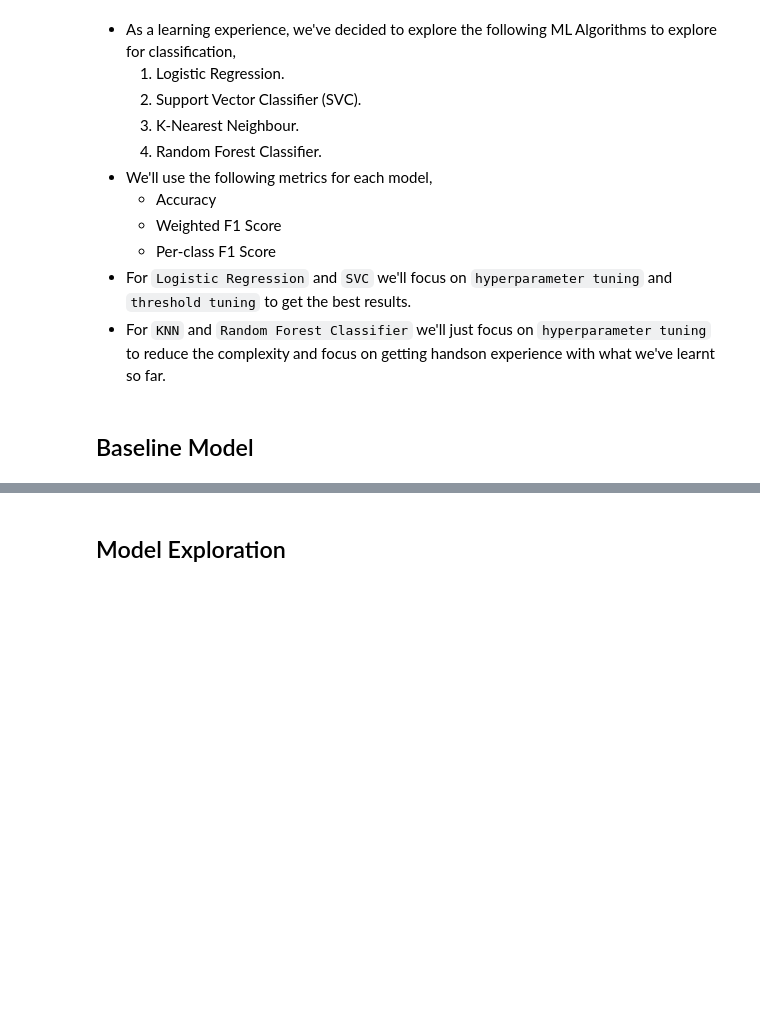
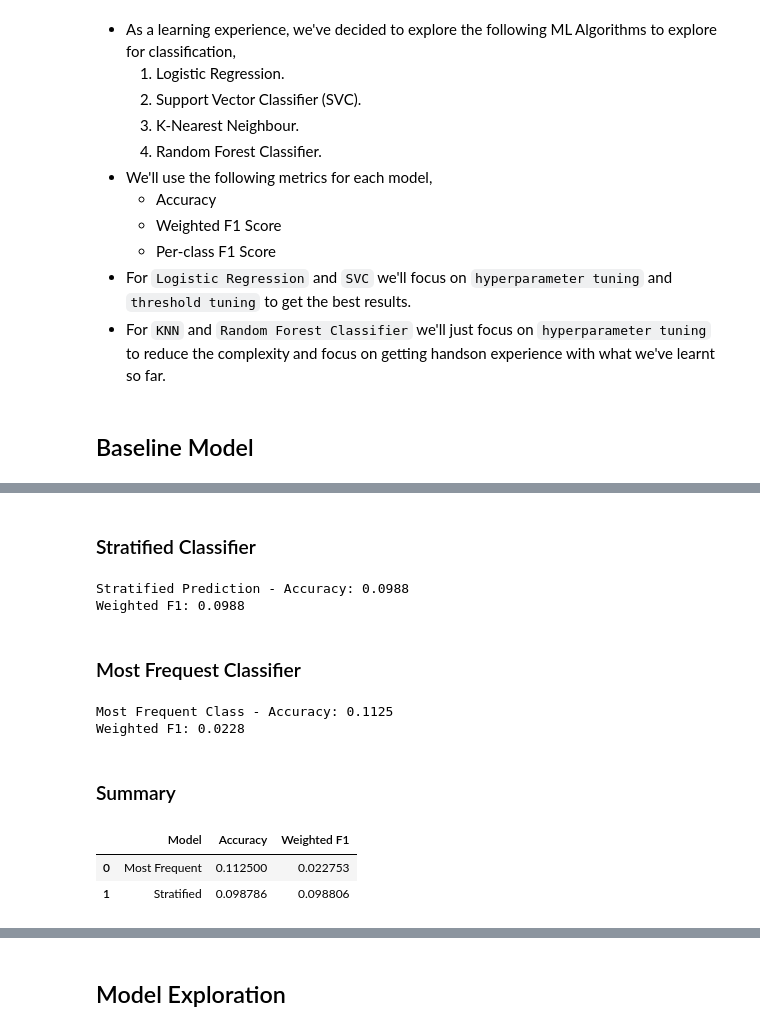
Before and after one commit to gaurangdave/mnist_digits_recognition, a Jupyter notebook: notebooks/02_transform_data.ipynb, the cells around one changed output, grey strips where cells are left out. Saved outputs shown, nothing was run; the diff lists cells and outputs as text; code cells hidden in the pictures; blank space fills up the shorter version.

Commit message:
Created using Colab - WIP training - Added dummy classifiers for baseline estimator

```diff
--- a/notebooks/02_transform_data.ipynb
+++ b/notebooks/02_transform_data.ipynb
@@ -245,0 +250,46 @@ Aggregated standard deviation of data is 0.21739390727945354
+# %% [markdown]
+### Stratified Classifier
+# %%
+# Create a dummy classifier that predicts randomly based on class distribution
+dummy_stratified = DummyClassifier(strategy="stratified", random_state=42)
+dummy_stratified.fit(train_X, train_Y)
+
+# Predict and evaluate
+stratified_predictions = dummy_stratified.predict(test_X)
+stratified_accuracy = accuracy_score(test_Y, stratified_predictions)
+stratified_f1 = f1_score(test_Y, stratified_predictions, average="weighted")
+print(f"Stratified Prediction - Accuracy: {stratified_accuracy:.4f}")
+print(f"Weighted F1: {stratified_f1:.4f}")
+# %% [output]
+Stratified Prediction - Accuracy: 0.0988
+Weighted F1: 0.0988
+# %% [markdown]
+### Most Frequest Classifier
+# %%
+# Create a dummy classifier that predicts the most frequent class
+dummy_most_frequent = DummyClassifier(strategy="most_frequent")
+dummy_most_frequent.fit(train_X, train_Y)
+
+# Predict and evaluate
+most_frequent_predictions = dummy_most_frequent.predict(test_X)
+most_frequent_accuracy = accuracy_score(test_Y, most_frequent_predictions)
+most_frequent_f1 = f1_score(test_Y, most_frequent_predictions, average="weighted")
+print(f"Most Frequent Class - Accuracy: {most_frequent_accuracy:.4f}")
+print(f"Weighted F1: {most_frequent_f1:.4f}")
+# %% [output]
+Most Frequent Class - Accuracy: 0.1125
+Weighted F1: 0.0228
+# %% [markdown]
+### Summary
+# %%
+baseline_results = pd.DataFrame({
+    "Model": ["Most Frequent", "Stratified"],
+    "Accuracy": [most_frequent_accuracy, stratified_accuracy],
+    "Weighted F1": [most_frequent_f1, stratified_f1]
+})
+
+baseline_results
+# %% [output]
+|  | Model | Accuracy | Weighted F1 |
+| 0 | Most Frequent | 0.112500 | 0.022753 |
+| 1 | Stratified | 0.098786 | 0.098806 |
```
Also changed, not shown: parts of 3 cells of this notebook.
